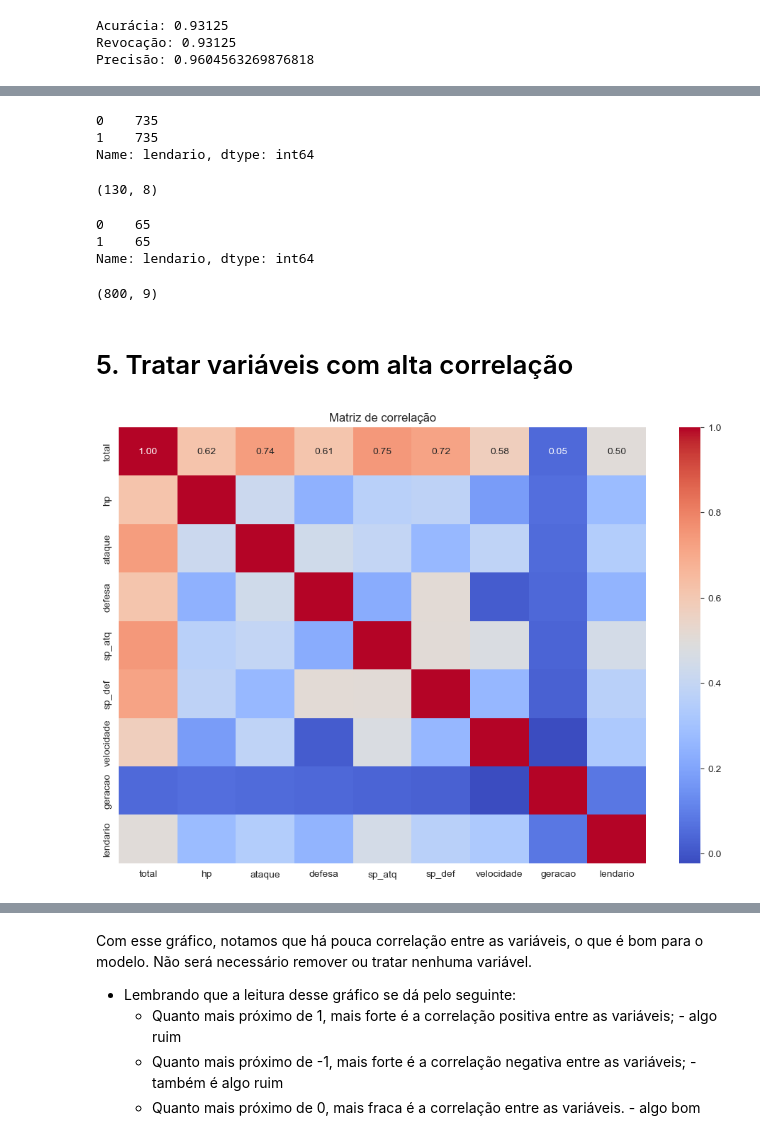
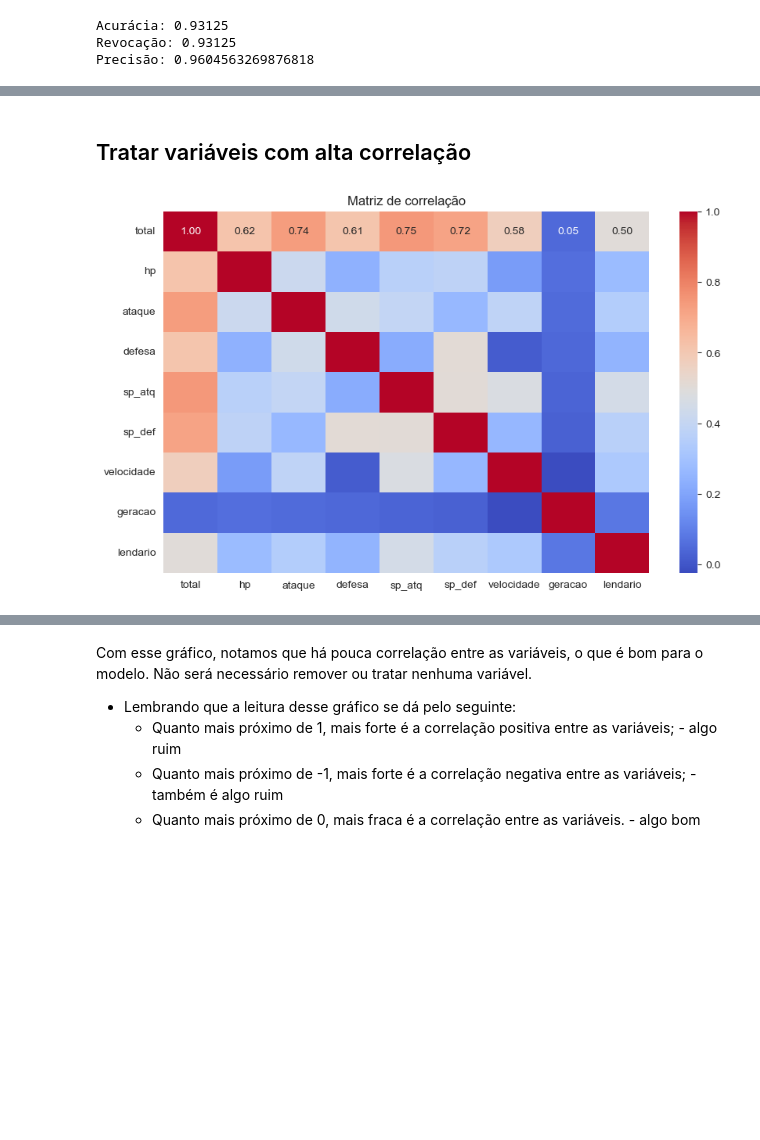
Before and after one commit to Projecs-UAM/DataMon, a Jupyter notebook: main.ipynb, the cells around one changed output, grey strips where cells are left out. Saved outputs shown, nothing was run; the diff lists cells and outputs as text; code cells hidden in the pictures; blank space fills up the shorter version.

```diff
--- a/main.ipynb
+++ b/main.ipynb
@@ -347,41 +271,16 @@ Length: 786, dtype: int64
-# %%
-y_random.value_counts() # Assim como feito com o SMOTE, a quantidade de pokemons lendários e não lendários são iguais.
-# %% [output]
-0    735
-1    735
-Name: lendario, dtype: int64
-# %%
-# Aqui pode dar um erro de vazamento de memória dependendo de como estiver configurado o seu python, você pode resolver isso abrindo o console do seu python e digitando o comando abaixo:
-# set OMP_NUM_THREADS=3
-
-centroids_under =ClusterCentroids(estimator=MiniBatchKMeans(n_init=10, batch_size=3072), random_state=42)
-X_centroid, y_centroid = centroids_under.fit_resample(X,y)
-X_centroid.shape
-# %% [output]
-(130, 8)
-# %%
-y_centroid.value_counts()
-# %% [output]
-0    65
-1    65
-Name: lendario, dtype: int64
-# %%
-df_norm.shape
-# %% [output]
-(800, 9)
 # %% [markdown]
-# 5. Tratar variáveis com alta correlação
+## Tratar variáveis com alta correlação
 # %%
 # Vamos verificar a correlação entre as variáveis usando um gráfico de calor, primeiro método sendo de Pearson
 
 corr_matrix = df_norm.corr() # Calcula a matriz de correlação
 
-plt.figure(figsize= (12, 8)) # Define o tamanho da figura
+plt.figure(figsize= (10, 6)) # Define o tamanho da figura
 sns.heatmap(corr_matrix, annot= True, cmap= 'coolwarm', fmt=".2f") # Cria o gráfico de calor
 plt.title("Matriz de correlação") # Define o título do gráfico
 plt.show() # Exibe o gráfico
 # %% [output]
-[figure, old version]
+[figure, new version]
 # %%
 # Gráfico de spearman
 
```
Also changed, not shown: parts of 40 cells of this notebook.
